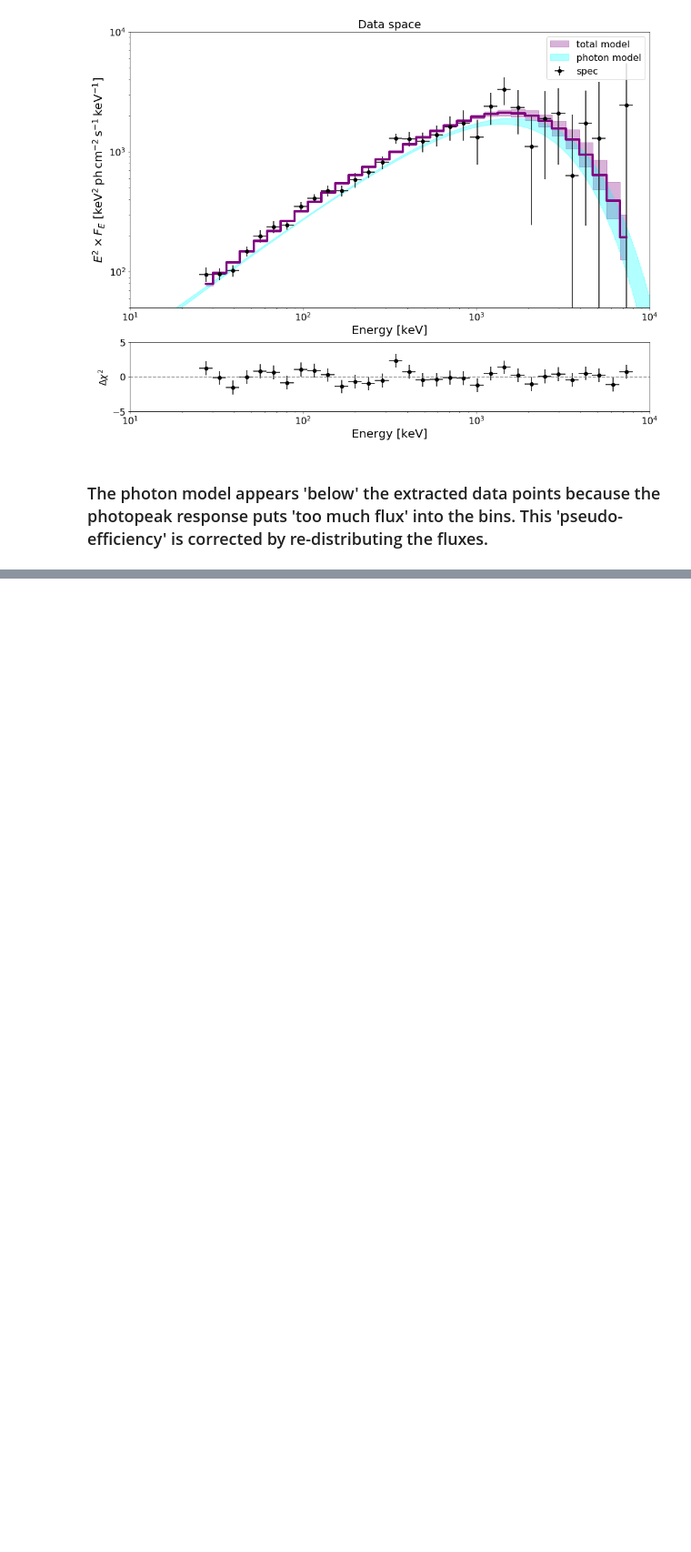
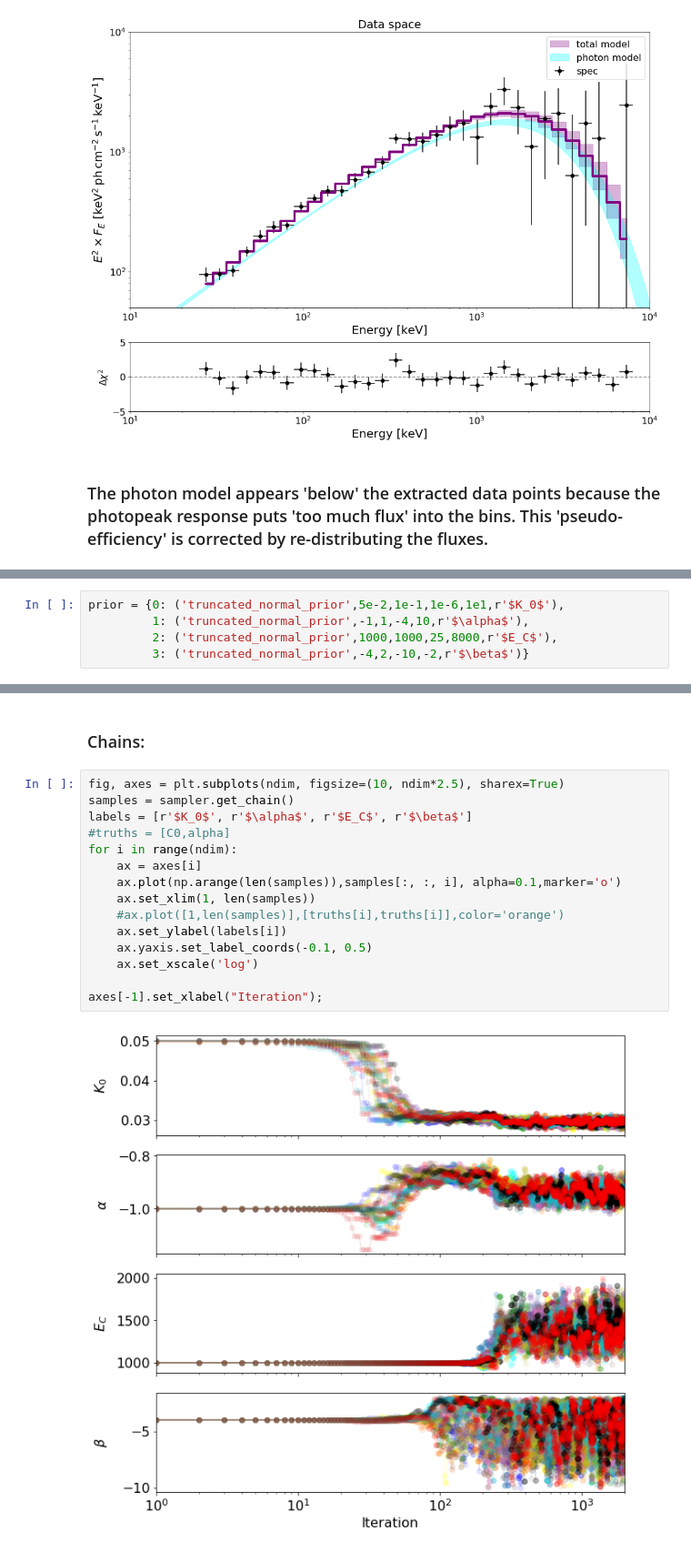
Before and after one commit to tsiegert/120711A, a Jupyter notebook: GRB120711A_BB.ipynb, the cells around one changed output, grey strips where cells are left out. Shown at 91% size. Saved outputs shown, nothing was run; the diff lists cells and outputs as text; blank space fills up the shorter version.

```diff
--- a/GRB120711A_BB.ipynb
+++ b/GRB120711A_BB.ipynb
@@ -491,0 +531,5 @@ ax[1].set_ylim(-5,5)
+# %%
+prior = {0: ('truncated_normal_prior',5e-2,1e-1,1e-6,1e1,r'$K_0$'),
+         1: ('truncated_normal_prior',-1,1,-4,10,r'$\alpha$'),
+         2: ('truncated_normal_prior',1000,1000,25,8000,r'$E_C$'),
+         3: ('truncated_normal_prior',-4,2,-10,-2,r'$\beta$')}
@@ -491,0 +618,19 @@ ax[1].set_ylim(-5,5)
+# %% [markdown]
+<h3>Chains:</h3>
+# %%
+fig, axes = plt.subplots(ndim, figsize=(10, ndim*2.5), sharex=True)
+samples = sampler.get_chain()
+labels = [r'$K_0$', r'$\alpha$', r'$E_C$', r'$\beta$']
+#truths = [C0,alpha]
+for i in range(ndim):
+    ax = axes[i]
+    ax.plot(np.arange(len(samples)),samples[:, :, i], alpha=0.1,marker='o')
+    ax.set_xlim(1, len(samples))
+    #ax.plot([1,len(samples)],[truths[i],truths[i]],color='orange')
+    ax.set_ylabel(labels[i])
+    ax.yaxis.set_label_coords(-0.1, 0.5)
+    ax.set_xscale('log')
+
+axes[-1].set_xlabel("Iteration");
+# %% [output]
+[figure, added]
```
Also changed, not shown: parts of 18 cells of this notebook, 1 other file.
